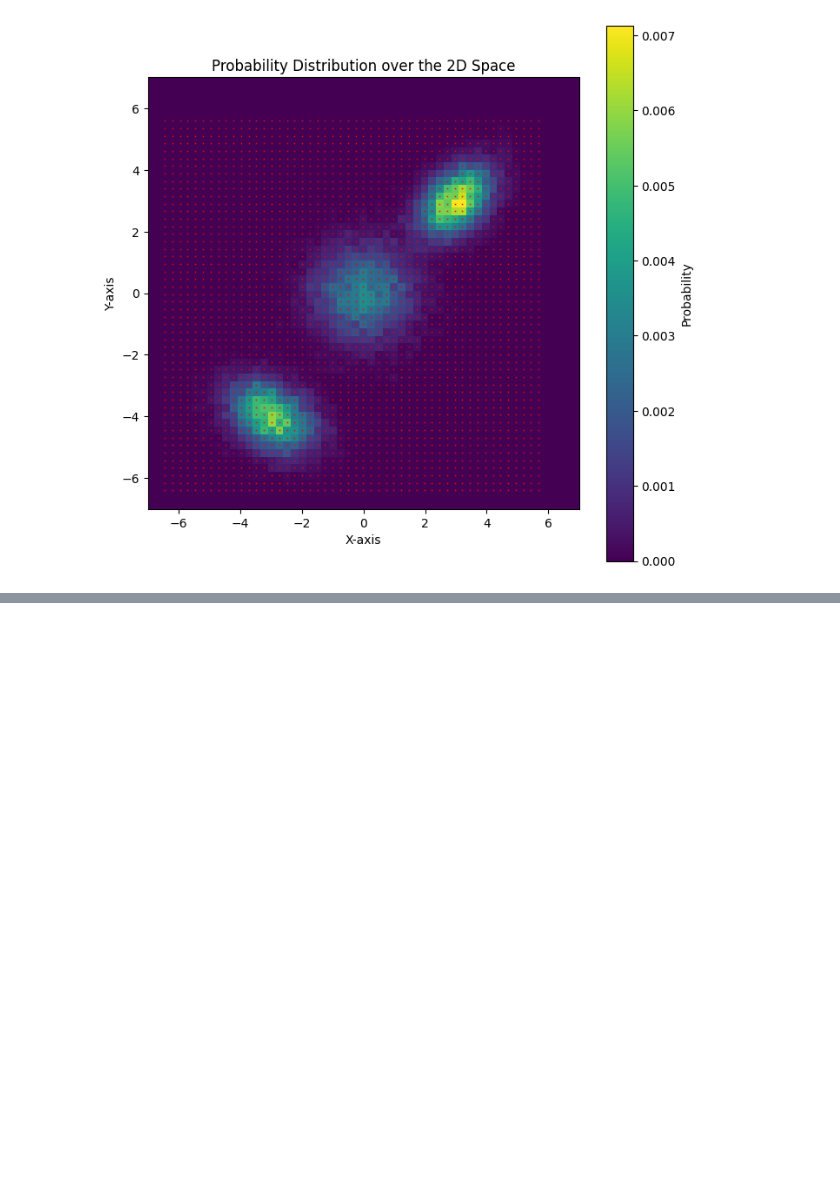
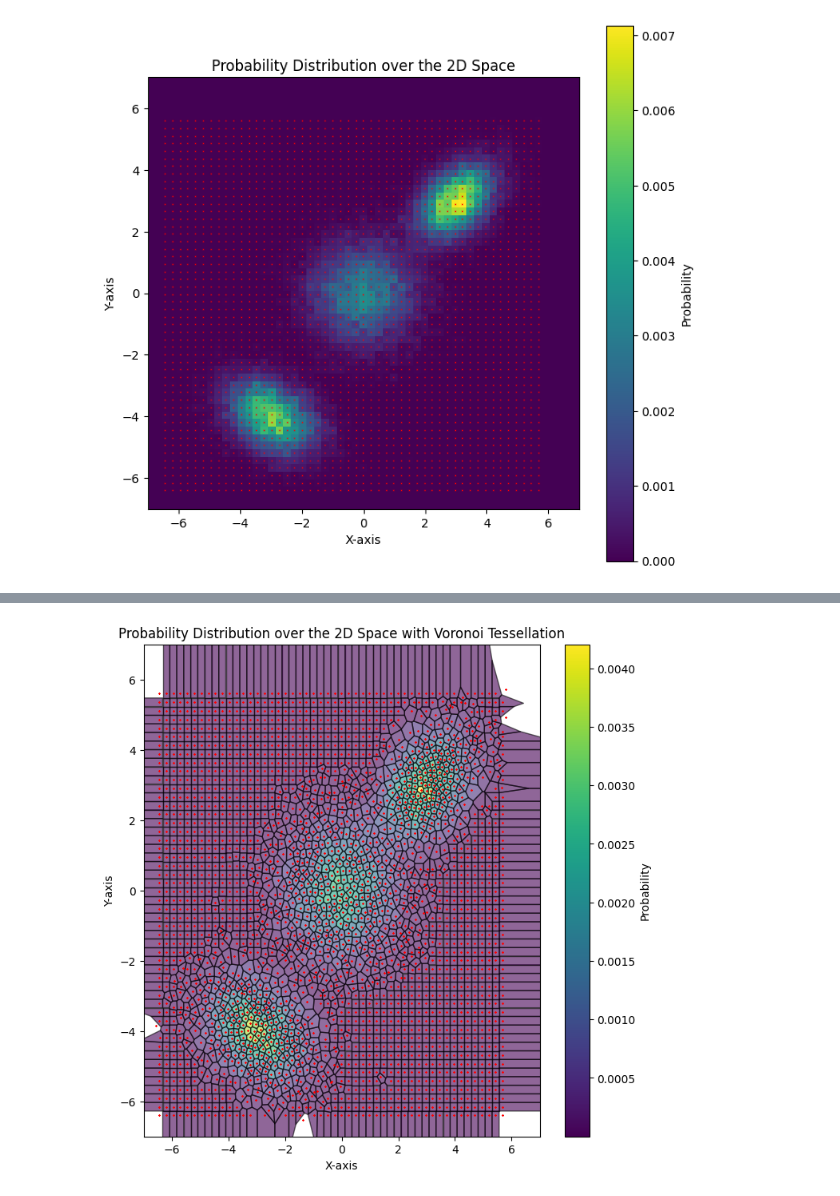
Before and after one commit to batuceng/max_quantile, a Jupyter notebook: 2d_prototypes_v1.ipynb, the cells around one changed output, grey strips where cells are left out. Drawn from its saved outputs; the diff is of its cells as text; code cells hidden in the pictures; blank space fills up the shorter version.

```diff
--- a/2d_prototypes_v1.ipynb
+++ b/2d_prototypes_v1.ipynb
@@ -462,0 +556,74 @@ array([[1.82024849e-08, 1.56541269e-08, 2.39370319e-08, ...,
+# %%
+
+
+# Ensure the model is in evaluation mode
+model.eval()
+
+# Feed the input tensor with value 0
+input_tensor = torch.zeros(1, 1).to(device)  # Batch size of 1, input size of 1
+
+# Generate model predictions
+with torch.no_grad():  # Disable gradient calculation for inference
+    output_logits = model(input_tensor)
+
+# Apply softmax to get the probability distribution over the output classes
+output_probs = torch.softmax(output_logits, dim=1).cpu().numpy()
+
+# Use the pre-computed bin edges for X and Y (X_hist[1] and Y_hist[1])
+x_edges = X_hist[1]  # Assuming X_hist[1] contains the bin edges for X
+y_edges = Y_hist[1]  # Assuming Y_hist[1] contains the bin edges for Y
+
+# Flatten the output probabilities to match with the prototypes
+flat_probs = output_probs.flatten()
+
+# Display prototype centers
+proto_centers = protos.detach().cpu().numpy()
+
+# Perform Voronoi tessellation
+vor = Voronoi(proto_centers)
+
+# Generate colormap
+cmap = plt.get_cmap('viridis')
+norm = plt.Normalize(vmin=flat_probs.min(), vmax=flat_probs.max())
+
+# Plot the probability distribution over the 2D grid using the bin edges
+fig = plt.figure(figsize=(8, 8))
+ax = fig.add_subplot(1, 1, 1)  # nrows, ncols, index
+
+# Plot each Voronoi region with color corresponding to the prototype's probability
+regions = []
+colors = []
+
+# Loop through each prototype and its corresponding Voronoi region
+for i, region_index in enumerate(vor.point_region):
+    region = vor.regions[region_index]
+
+    # Only include finite Voronoi regions (no infinite vertices, i.e., no '-1' in region)
+    if not -1 in region and len(region) > 0:
+        polygon = [vor.vertices[j] for j in region]
+        regions.append(polygon)
+        # Map the prototype's probability to the region color
+        colors.append(cmap(norm(flat_probs[i])))
+
+# Create a PolyCollection for Voronoi regions
+voronoi_region_collection = PolyCollection(regions, facecolors=colors, edgecolors='k', alpha=0.6)
+ax.add_collection(voronoi_region_collection)
+
+# Plot prototype centers
+ax.scatter(proto_centers[:, 0], proto_centers[:, 1], marker='x', c='red', s=1)
+
+# Set the axis limits and labels
+plt.xlim(-7, 7)
+plt.ylim(-7, 7)
+plt.title('Probability Distribution over the 2D Space with Voronoi Tessellation')
+plt.xlabel('X-axis')
+plt.ylabel('Y-axis')
+
+# Add colorbar
+sm = plt.cm.ScalarMappable(cmap=cmap, norm=norm)
+sm.set_array([])
+plt.colorbar(sm, ax=ax, label='Probability')
+
+plt.show()
+# %% [output]
+[figure, added]
```
Also changed, not shown: parts of 13 cells of this notebook.
